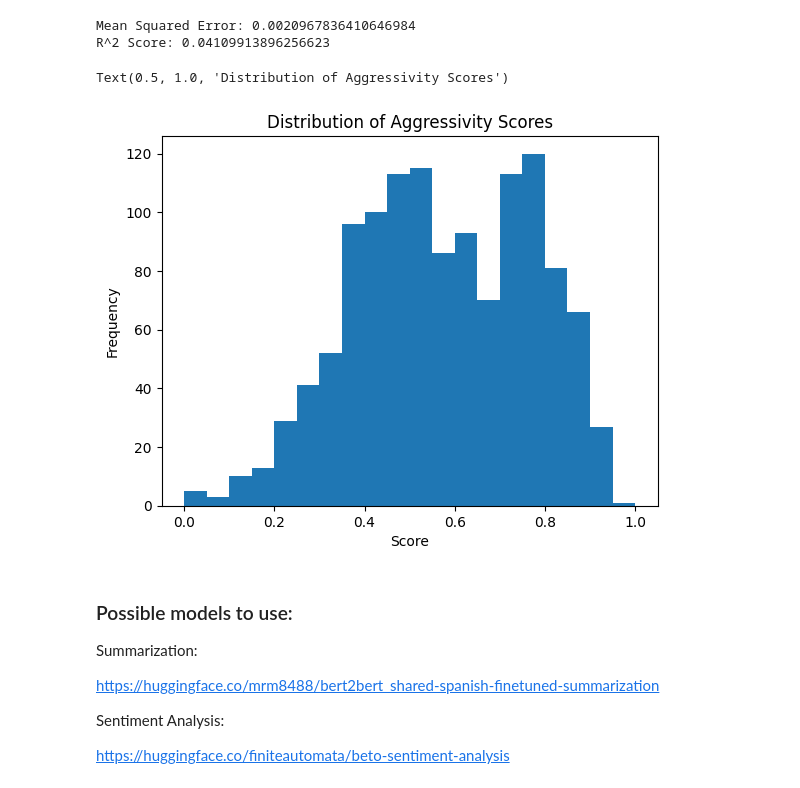
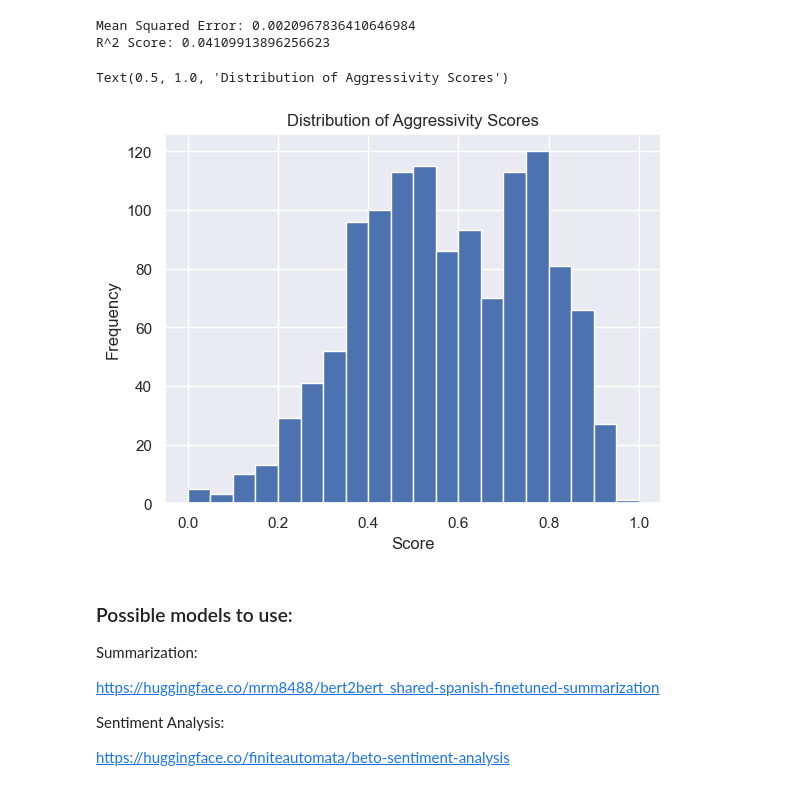
Before and after one commit to FedericoDM/AMLO-NLP, a Jupyter notebook: src/nlp_analyzer/nlp_amlo.ipynb, the cells around one changed output. Cells and saved outputs as stored; diff of their text form; code cells hidden in the pictures.

```diff
--- a/src/nlp_analyzer/nlp_amlo.ipynb
+++ b/src/nlp_analyzer/nlp_amlo.ipynb
@@ -521,15 +400,17 @@ complete_df.to_csv(
 # %%
 # Plot histogram of the scores
 
 import matplotlib.pyplot as plt
+import seaborn as sns
 
+sns.set()
 plt.hist(complete_df["score"], bins=20)
 plt.xlabel("Score")
 plt.ylabel("Frequency")
 plt.title("Distribution of Aggressivity Scores")
 # %% [output]
 Text(0.5, 1.0, 'Distribution of Aggressivity Scores')
-[figure, old version]
+[figure, new version]
 # %% [markdown]
 ### Possible models to use:
 
```
Also changed, not shown: parts of 4 cells of this notebook, 1 other file.
